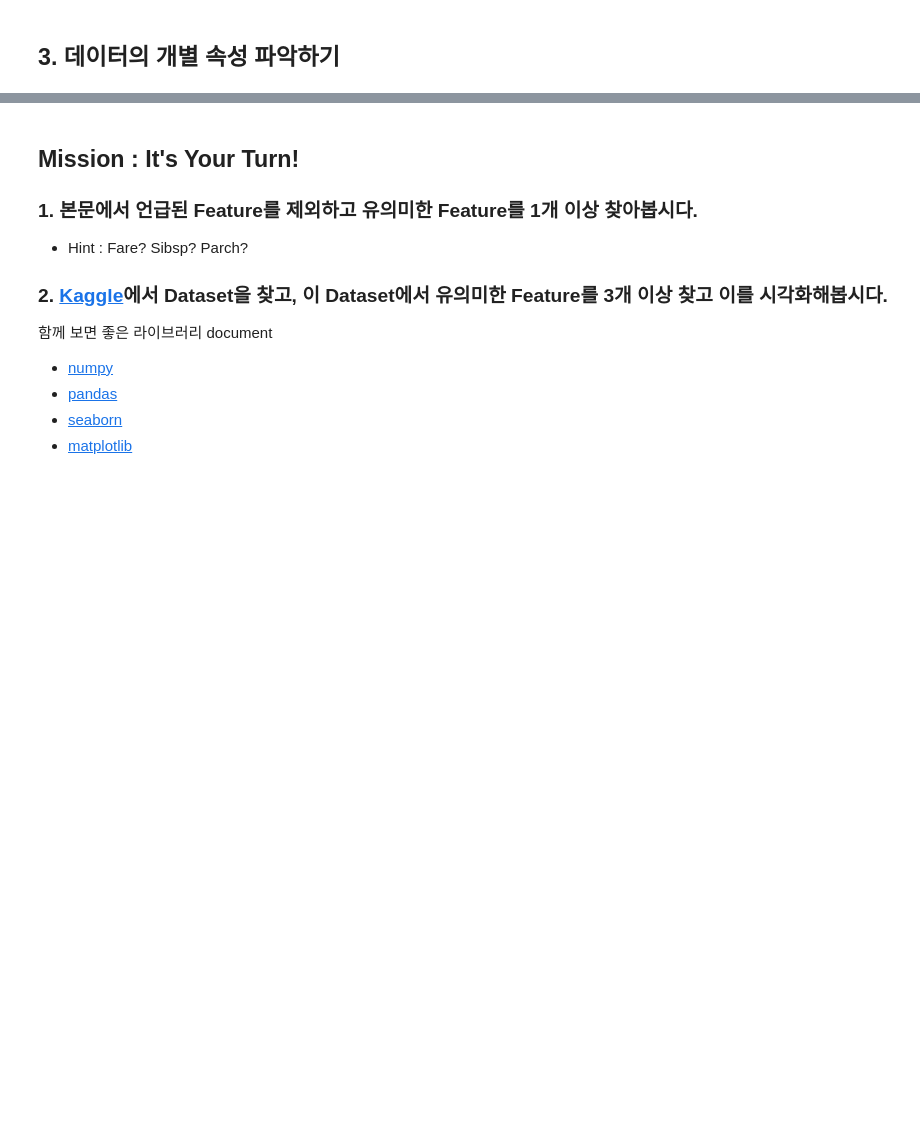
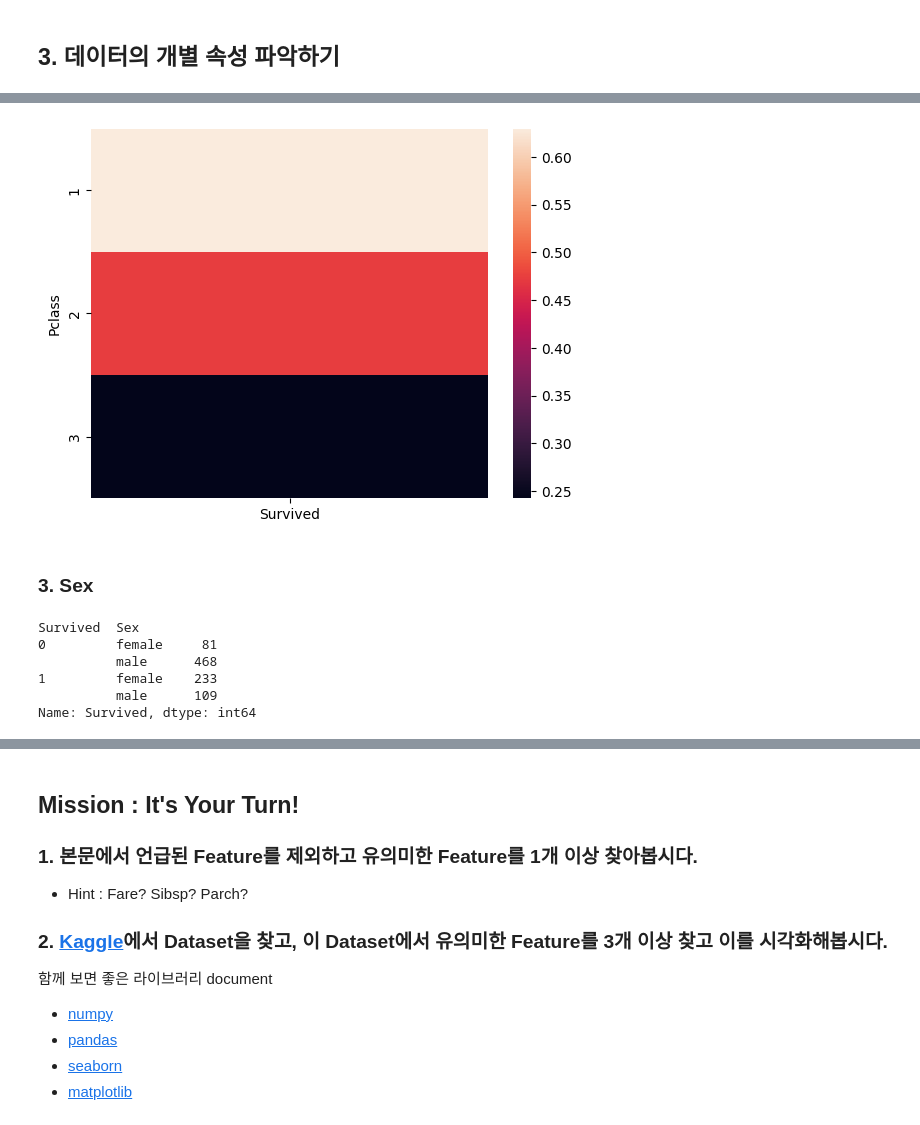
Before and after one commit to dhepem/AI, a Jupyter notebook: [KDT] 인공지능 4주차 실습/4. EDA.ipynb, the cells around one changed output, grey strips where cells are left out. Cells and saved outputs as stored; diff of their text form; code cells hidden in the pictures; blank space fills up the shorter version.

```diff
--- a/[KDT] 인공지능 4주차 실습/4. EDA.ipynb
+++ b/[KDT] 인공지능 4주차 실습/4. EDA.ipynb
@@ -17,0 +162,18 @@
+# %%
+# 히트맵 활용
+
+sns.heatmap(titanic_df[['Pclass', 'Survived']].groupby(['Pclass']).mean())
+plt.show()
+# %% [output]
+[figure, added]
+# %% [markdown]
+### 3. Sex
+# %%
+titanic_df.groupby(['Survived', 'Sex'])['Survived'].count()
+# %% [output]
+Survived  Sex
+0         female     81
+          male      468
+1         female    233
+          male      109
+Name: Survived, dtype: int64
```
Also changed, not shown: parts of 23 cells of this notebook, 8 other files.
